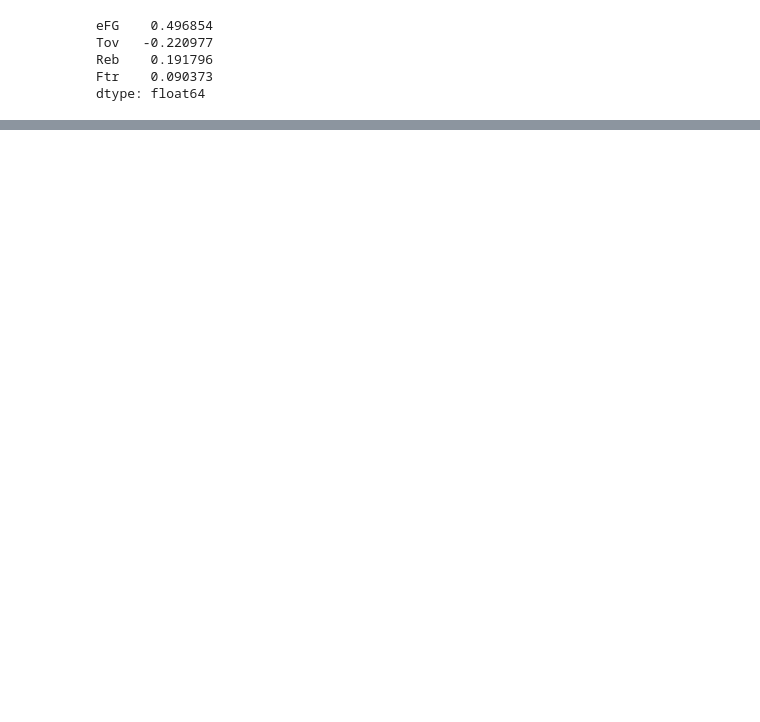
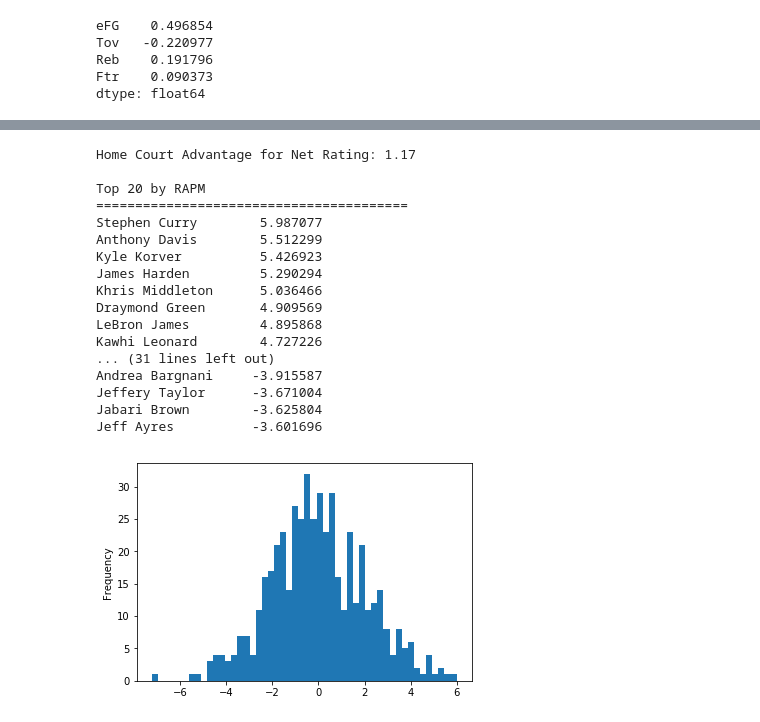
Before and after one commit to apapanico/LS88, a Jupyter notebook: Demos/regression/Demo - Regression Modelling.ipynb, the cells around one changed output, grey strips where cells are left out. Saved outputs shown, nothing was run; the diff lists cells and outputs as text; code cells hidden in the pictures; blank space fills up the shorter version.

```diff
--- a/Demos/regression/Demo - Regression Modelling.ipynb
+++ b/Demos/regression/Demo - Regression Modelling.ipynb
@@ -287,0 +228,5 @@ dtype: float64
+# %%
+from regression_helper import multiple_regression_big_with_penalty
+
+rapm = multiple_regression_big_with_penalty('net_rtg', ind_vars, stints, weights='net_poss', penalty=1000.)
+rapm
@@ -287,0 +251,30 @@ dtype: float64
+# %%
+rapm.plot.hist(bins=50)
+
+rapm_HCA = rapm['HCA']
+print("Home Court Advantage for Net Rating: {:.2f}".format(rapm_HCA))
+print()
+print("Top 20 by RAPM\n" + 40*"=")
+print(rapm[players].sort_values(ascending=False)[:20].to_string())
+print()
+print("Bottom 20 by RAPM\n" + 40*"=")
+print(rapm[players].sort_values(ascending=True)[:20].to_string())
+# %% [output]
+Home Court Advantage for Net Rating: 1.17
+
+Top 20 by RAPM
+========================================
+Stephen Curry        5.987077
+Anthony Davis        5.512299
+Kyle Korver          5.426923
+James Harden         5.290294
+Khris Middleton      5.036466
+Draymond Green       4.909569
+LeBron James         4.895868
+Kawhi Leonard        4.727226
+... (31 lines left out)
+Andrea Bargnani     -3.915587
+Jeffery Taylor      -3.671004
+Jabari Brown        -3.625804
+Jeff Ayres          -3.601696
+[figure, added]
```
Also changed, not shown: parts of 40 cells of this notebook, 7 other files.
